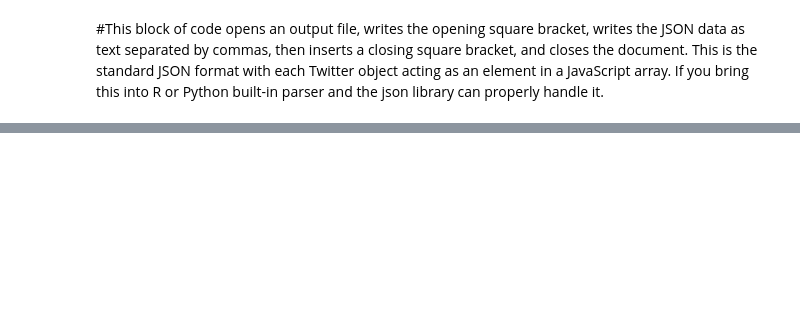
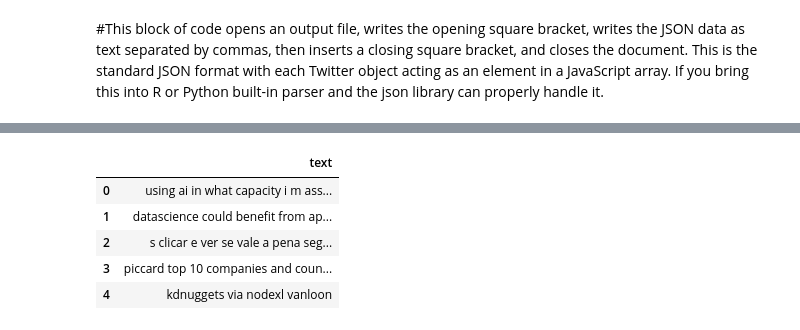
Before and after one commit to ManaliSharma/Umbrella_Academy, a Jupyter notebook: After_Metadata.ipynb, the cells around one changed output, grey strips where cells are left out. Saved outputs shown, nothing was run; the diff lists cells and outputs as text; code cells hidden in the pictures; blank space fills up the shorter version.

```diff
--- a/After_Metadata.ipynb
+++ b/After_Metadata.ipynb
@@ -191,3 +185,12 @@ df_cleaner.head()
+# %%
+df_cleaner.head()
+# %% [output]
+|  | text |
+| 0 | using ai in what capacity i m ass... |
+| 1 | datascience could benefit from ap... |
+| 2 | s clicar e ver se vale a pena seg... |
+| 3 | piccard top 10 companies and coun... |
+| 4 | kdnuggets via nodexl vanloon |
 # %%
 # Lets check the avg number of words in text written by each author in a histogram
 def word_count(row):
```
Also changed, not shown: parts of 31 cells of this notebook, 4 other files.
